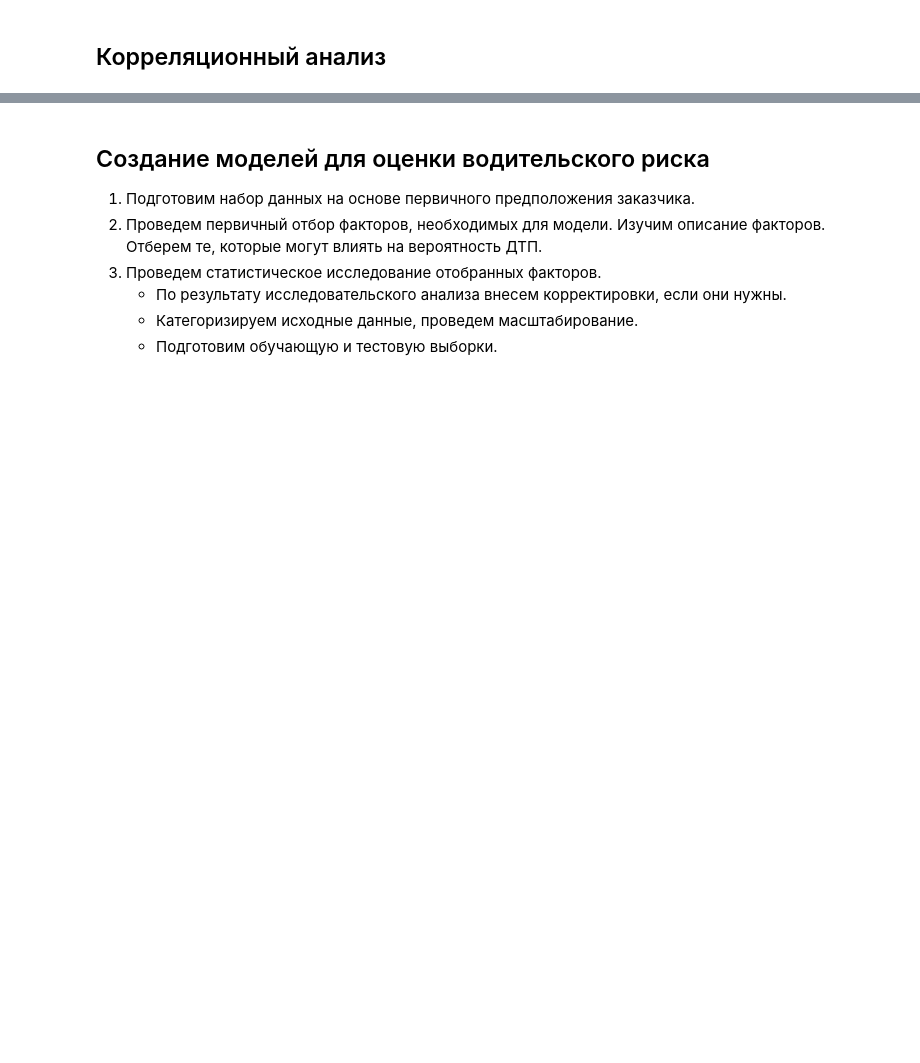
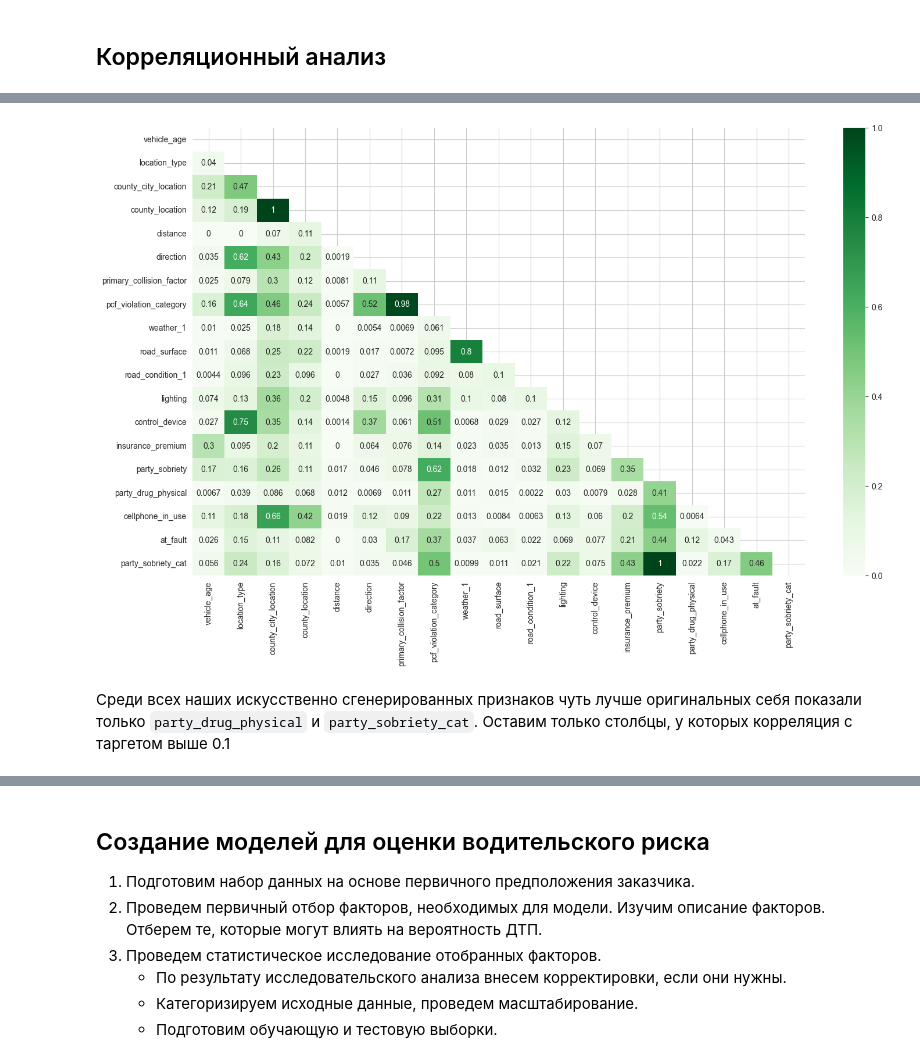
Before and after one commit to Moncervers/car_accident_prediction, a Jupyter notebook: project_notebook.ipynb, the cells around one changed output, grey strips where cells are left out. Saved outputs shown, nothing was run; the diff lists cells and outputs as text; code cells hidden in the pictures; blank space fills up the shorter version.

```diff
--- a/project_notebook.ipynb
+++ b/project_notebook.ipynb
@@ -859,0 +893,25 @@ del (
+# %%
+# Категоризируем данные согласно плану
+# Погода
+df['weather_1'] = df['weather_1'].apply(lambda x: 'not-dangerous' if x in ['clear', 'cloudy'] else 'dangerous')
+
+# Дорожное покрытие
+df['road_surface'] = df['road_surface'].apply(lambda x: 'not-dangerous' if x == 'dry' else 'dangerous')
+
+# Дорожное покрытие
+df['road_condition_1'] = df['road_condition_1'].apply(lambda x: 'not-dangerous' if x == 'normal' else 'dangerous')
+
+# Средство контроля
+df['control_device'] = df['control_device'].apply(lambda x: 'yes' if x == 'functioning' else 'no')
+
+# Трезвость участника
+df['party_sobriety_cat'] = df['party_sobriety'].apply(lambda x: 'sober' if x in ['had not been drinking',
+                                                                                 'not applicable',
+                                                                                 'had been drinking, not under influence'] else 'not-sober')
+
+# Трезвость участника
+df['party_drug_physical'] = df['party_drug_physical'].apply(
+    lambda x: 'not-sober' if x == 'under drug influence' else 'sober')
+
+# Выводим финальный датафрейм
+df
@@ -859,0 +932,17 @@ del (
+# %%
+plt.figure(figsize=(17, 10))
+
+num_cols = ['distance', 'insurance_premium']
+
+# Рисуем матрицу корреляции
+sns.heatmap(df.phik_matrix(interval_cols=num_cols),
+            annot=True, cmap='Greens',
+            mask=np.triu(np.ones_like(
+                df.phik_matrix(interval_cols=num_cols),
+                dtype=bool)))
+
+plt.show()
+# %% [output]
+[figure, added]
+# %% [markdown]
+Среди всех наших искусственно сгенерированных признаков чуть лучше оригинальных себя показали только `party_drug_physical` и `party_sobriety_cat`. Оставим только столбцы, у которых корреляция с таргетом выше 0.1
```
Also changed, not shown: parts of 24 cells of this notebook.
